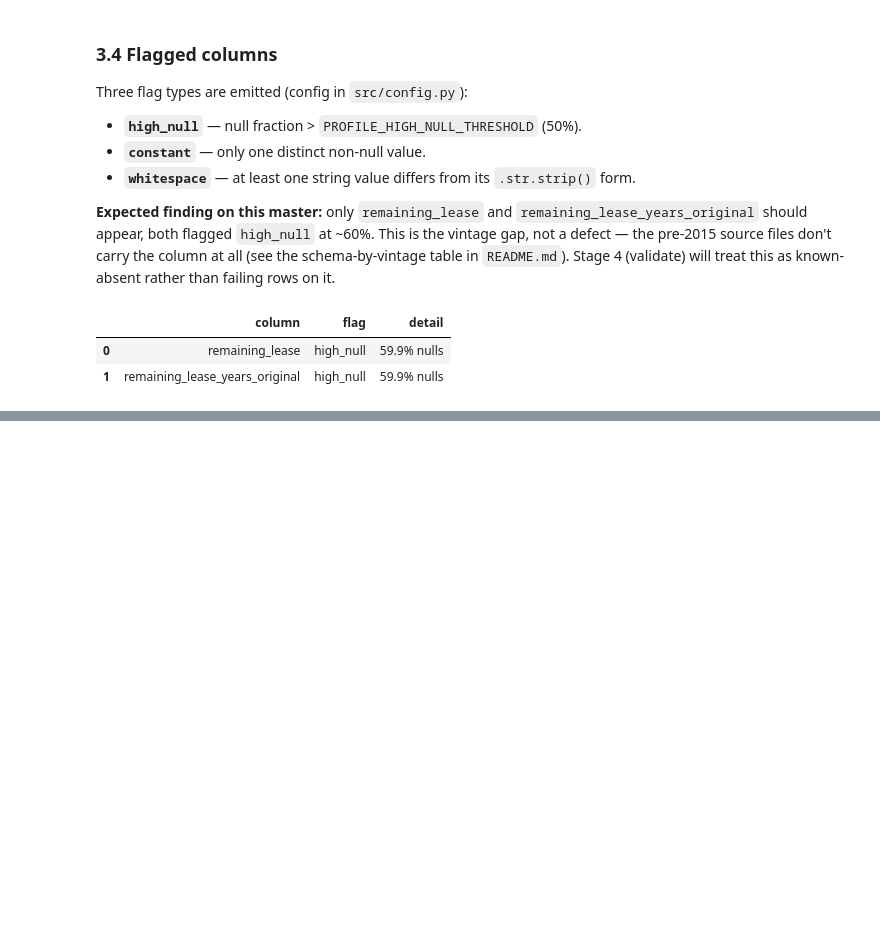
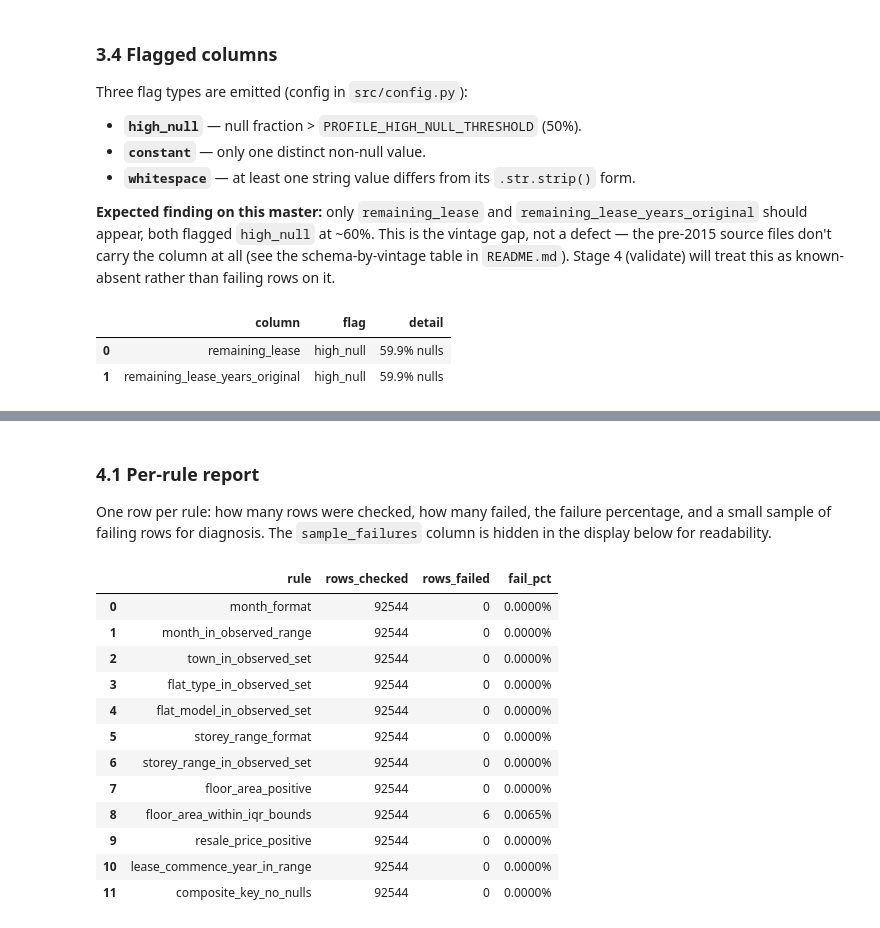
Before and after one commit to ivan-ong/hdb_resale_prices, a Jupyter notebook: notebook/hdb_etl.ipynb, the cells around one changed output, grey strips where cells are left out. Cells and saved outputs as stored; diff of their text form; code cells hidden in the pictures; blank space fills up the shorter version.

```diff
--- a/notebook/hdb_etl.ipynb
+++ b/notebook/hdb_etl.ipynb
@@ -377,0 +393,15 @@ display(report.flags)
+# %%
+from src.validate import derive_spec, validate_master
+
+spec = derive_spec(master)
+result = validate_master(master, spec=spec)
+
+print(f"Spec derived from master ({len(master):,} rows):")
+print(f"  month range:        {spec.month_min} .. {spec.month_max}")
+print(f"  towns:              {len(spec.towns)} canonical values")
+print(f"  flat_types:         {len(spec.flat_types)} canonical values")
+print(f"  flat_models:        {len(spec.flat_models)} canonical values")
+print(f"  storey_ranges:      {len(spec.storey_ranges)} canonical values")
+print(f"  floor_area band:    [{spec.floor_area_lower:.1f}, {spec.floor_area_upper:.1f}] sqm")
+print()
+print(f"Passed: {len(result.passed_df):,}    Failed: {len(result.failed_df):,}")
@@ -377,0 +418,23 @@ display(report.flags)
+# %% [markdown]
+### 4.1 Per-rule report
+
+One row per rule: how many rows were checked, how many failed, the failure percentage, and a small sample of failing rows for diagnosis. The `sample_failures` column is hidden in the display below for readability.
+# %%
+display(
+    result.report[["rule", "rows_checked", "rows_failed", "fail_pct"]]
+    .style.format({"fail_pct": "{:.4%}"})
+)
+# %% [output]
+|  | rule | rows_checked | rows_failed | fail_pct |
+| 0 | month_format | 92544 | 0 | 0.0000% |
+| 1 | month_in_observed_range | 92544 | 0 | 0.0000% |
+| 2 | town_in_observed_set | 92544 | 0 | 0.0000% |
+| 3 | flat_type_in_observed_set | 92544 | 0 | 0.0000% |
+| 4 | flat_model_in_observed_set | 92544 | 0 | 0.0000% |
+| 5 | storey_range_format | 92544 | 0 | 0.0000% |
+| 6 | storey_range_in_observed_set | 92544 | 0 | 0.0000% |
+| 7 | floor_area_positive | 92544 | 0 | 0.0000% |
+| 8 | floor_area_within_iqr_bounds | 92544 | 6 | 0.0065% |
+| 9 | resale_price_positive | 92544 | 0 | 0.0000% |
+| 10 | lease_commence_year_in_range | 92544 | 0 | 0.0000% |
+| 11 | composite_key_no_nulls | 92544 | 0 | 0.0000% |
```
Also changed, not shown: parts of 18 cells of this notebook, 7 other files.
